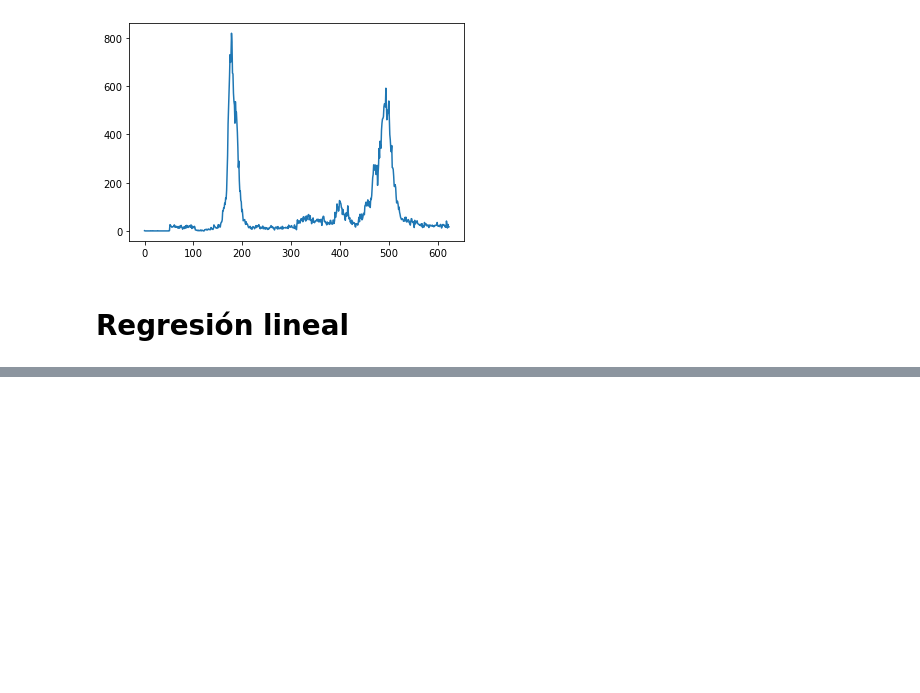
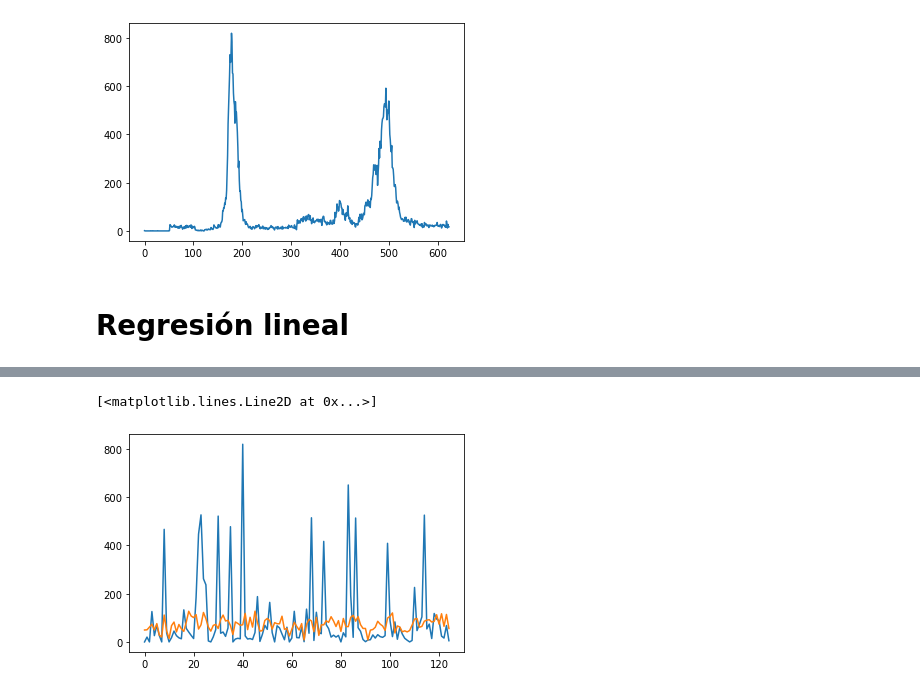
Before and after one commit to cposada8/dataton_make_health, a Jupyter notebook: scripts/exp_1_cepm_medellin.ipynb, the cells around one changed output, grey strips where cells are left out. Saved outputs shown, nothing was run; the diff lists cells and outputs as text; code cells hidden in the pictures; blank space fills up the shorter version.

```diff
--- a/scripts/exp_1_cepm_medellin.ipynb
+++ b/scripts/exp_1_cepm_medellin.ipynb
@@ -45,0 +171,6 @@ plt.plot(data["cases_medellin"])
+# %%
+plt.plot(y_val)
+plt.plot(y_val_pred)
+# %% [output]
+[<matplotlib.lines.Line2D at 0x...>]
+[figure, added]
```
Also changed, not shown: parts of 15 cells of this notebook, 2 other files.
